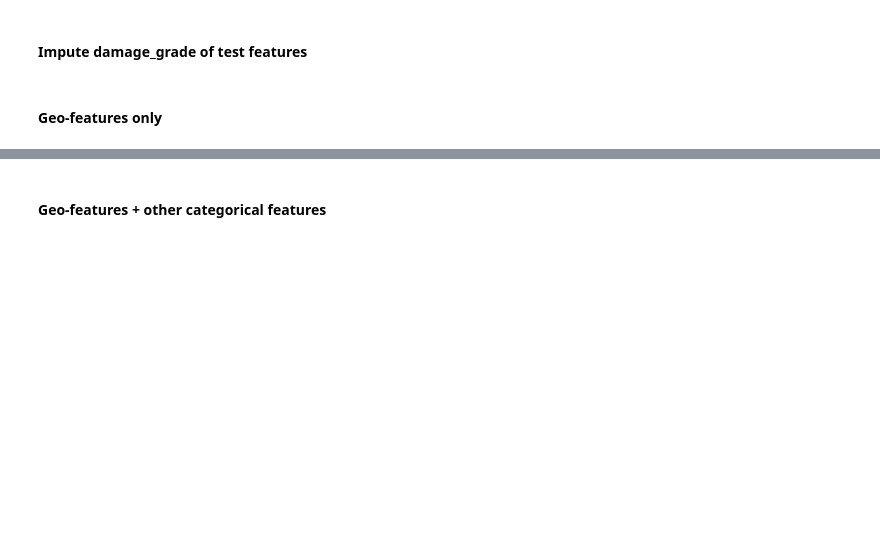
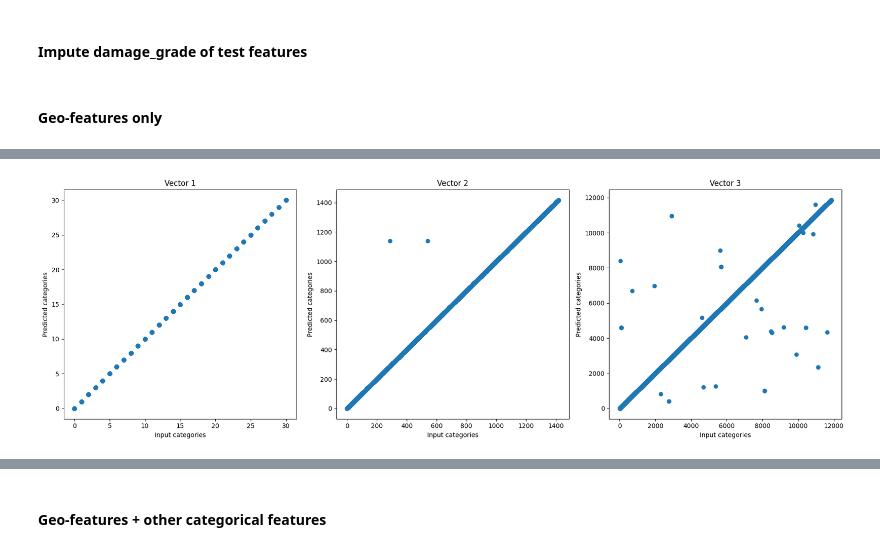
Before and after one commit to teofc111/DD_earthquake, a Jupyter notebook: DD_earthquake_2_autoencode.ipynb, the cells around one changed output, grey strips where cells are left out. Saved outputs shown, nothing was run; the diff lists cells and outputs as text; code cells hidden in the pictures; blank space fills up the shorter version.

```diff
--- a/DD_earthquake_2_autoencode.ipynb
+++ b/DD_earthquake_2_autoencode.ipynb
@@ -309 +269,65 @@ Epoch [12/40], Loss: 5.666174501336418
+# %%
+# Evaluate and predict using DataLoader with batch size 32
+model.eval()
+z_list = []
+recon_x1_list = []
+recon_x2_list = []
+recon_x3_list = []
+
+eval_dataloader = DataLoader(dataset, batch_size=128, shuffle=False)
+
+counter = 0
+with torch.no_grad():
+    for batch in tqdm(eval_dataloader, desc='Evaluating'):
+        counter += 1
+        if counter > 200:
+            break
+        x1_batch, x2_batch, x3_batch = batch
+
+        # Forward pass
+        x1_out, x2_out, x3_out = model(x1_batch, x2_batch, x3_batch)
+        z_batch = model.encoder(torch.cat([model.embed1(x1_batch),
+                                     model.embed2(x2_batch),
+                                     model.embed3(x3_batch)], dim=1))
+
+        # Move tensors to CPU
+        z_list.append(z_batch.cpu())
+        recon_x1_list.append(x1_out.cpu())
+        recon_x2_list.append(x2_out.cpu())
+        recon_x3_list.append(x3_out.cpu())
+
+        # Clear cache
+        torch.cuda.empty_cache()
+
+# Concatenate results
+z = torch.cat(z_list, dim=0)
+recon_x1 = torch.cat(recon_x1_list, dim=0)
+recon_x2 = torch.cat(recon_x2_list, dim=0)
+recon_x3 = torch.cat(recon_x3_list, dim=0)
+
+# Plot the input categories against the predicted categories
+fig, axs = plt.subplots(1, 3, figsize=(18, 6))
+
+# Subplot for the first vector
+axs[0].scatter(x1[:recon_x1.shape[0]].cpu().numpy(), recon_x1.argmax(dim=1).cpu().numpy())
+axs[0].set_xlabel('Input categories')
+axs[0].set_ylabel('Predicted categories')
+axs[0].set_title('Vector 1')
+
+# Subplot for the second vector
+axs[1].scatter(x2[:recon_x1.shape[0]].cpu().numpy(), recon_x2.argmax(dim=1).cpu().numpy())
+axs[1].set_xlabel('Input categories')
+axs[1].set_ylabel('Predicted categories')
+axs[1].set_title('Vector 2')
+
+# Subplot for the third vector
+axs[2].scatter(x3[:recon_x1.shape[0]].cpu().numpy(), recon_x3.argmax(dim=1).cpu().numpy())
+axs[2].set_xlabel('Input categories')
+axs[2].set_ylabel('Predicted categories')
+axs[2].set_title('Vector 3')
+
+plt.tight_layout()
+plt.show()
+# %% [output]
+[figure, added]
 # %%
```
Also changed, not shown: parts of 17 cells of this notebook.
